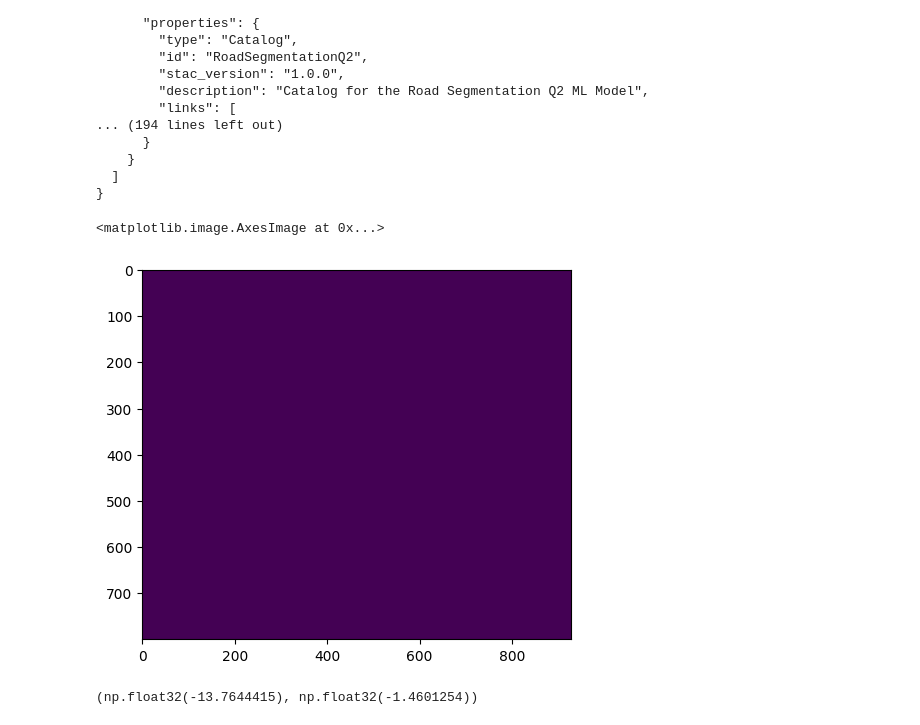
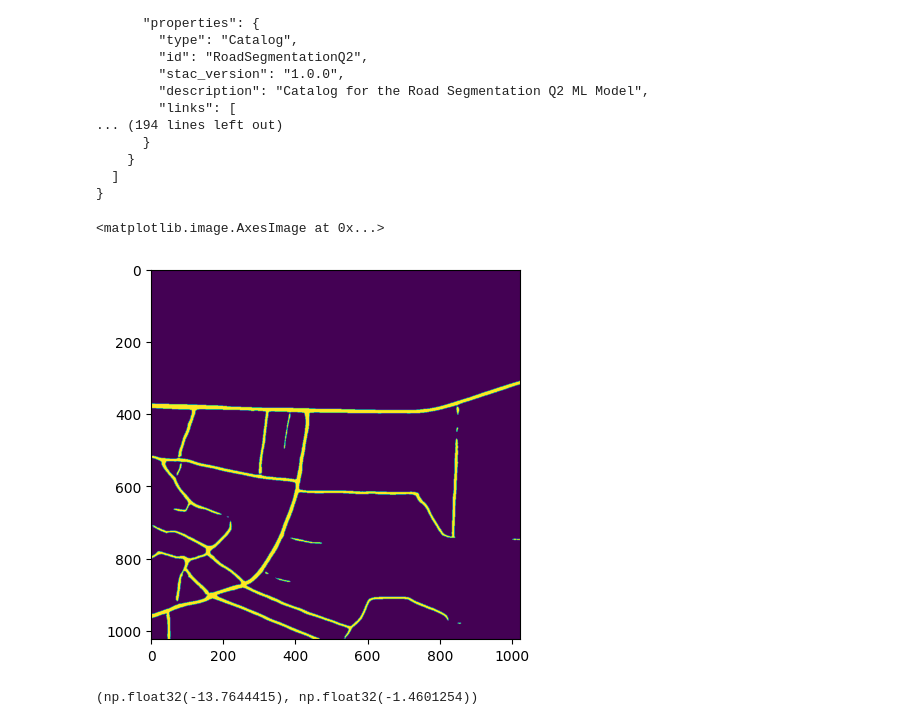
Before and after one commit to earthpulse/ml-inference, a Jupyter notebook: examples/02_road_segmentation.ipynb, the cells around one changed output. Saved outputs shown, nothing was run; the diff lists cells and outputs as text; code cells hidden in the pictures.

```diff
--- a/examples/02_road_segmentation.ipynb
+++ b/examples/02_road_segmentation.ipynb
@@ -10,10 +10,10 @@ import rasterio as rio
 import numpy as np
 from skimage.io import imsave
 
-# img_path = 'samples/deep_globe.jpg' # RGB
+img_path = 'samples/deep_globe.jpg' # RGB
 # img_path = 'samples/deep_globe.png' # RGBA
 # img_path = 'samples/sentinel-2-l2a_2024-08-24.tif'
-img_path = "samples/T31TDF_20240824T104021_RGB_10m.jp2 (1).tiff"
+# img_path = "samples/T31TDF_20240824T104021_RGB_10m.jp2 (1).tiff"
 
 def tif2rgb(tif_path):
 	# x = rio.open(tif_path).read((4,3,2)) # read RGB bands
@@ -30,7 +30,7 @@ def tif2rgb(tif_path):
 	imsave(new_path, x)
 	return new_path
 
-img_path = tif2rgb(img_path)
+# img_path = tif2rgb(img_path)
 
 img = Image.open(img_path)
 plt.imshow(img)
@@ -44,8 +43,8 @@ import requests
 from IPython.display import JSON
 import json
 
-url = f'http://localhost:8000/RoadSegmentationQ2'
-# url  = f'https://eotdl.dev.gda.adamplatform.eu/RoadSegmentationQ2'
+# url = f'http://localhost:8000/RoadSegmentationQ2'
+url  = f'https://eotdl.dev.gda.adamplatform.eu/RoadSegmentationQ2'
 
 res = requests.get(url)
 
@@ -72,6 +71,8 @@ with open('metadata.json', 'w') as f:
   ]
 }
 # %%
+url  = f'https://eotdl.dev.gda.adamplatform.eu/RoadSegmentationQ2'
+
 res = requests.post(url,  files={'image': (open(img_path, 'rb'))})
 
 if res.status_code != 200:
@@ -84,30 +85,30 @@ def sigmoid(x):
 # %%
 import numpy as np
 import io
 from PIL import Image
 import numpy as np
 
 def sigmoid(x):
     return 1 / (1 + np.exp(-x))
 
 # Assuming `response` is an image
 res = requests.post(url,  files={'image': (open(img_path, 'rb'))})
 
 image_bytes = io.BytesIO(res.content)
 img = Image.open(image_bytes)
 
-logits = np.array(img)
-probas = sigmoid(logits)
-mask = probas > 0.5 # use different thresholds for sensitivity analysis
-# mask = img
+# logits = np.array(img)
+# probas = sigmoid(logits)
+# mask = probas > 0.5 # use different thresholds for sensitivity analysis
+mask = img
 
 # plt.imshow(array)
 plt.imshow(mask)
 
 # mask.shape, mask.dtype, mask.min(), mask.max()
 # %% [output]
 <matplotlib.image.AxesImage at 0x...>
-[figure, old version]
+[figure, new version]
 # %%
 logits.min(), logits.max()
 # %% [output]
```
Also changed, not shown: parts of 1 cell of this notebook.
